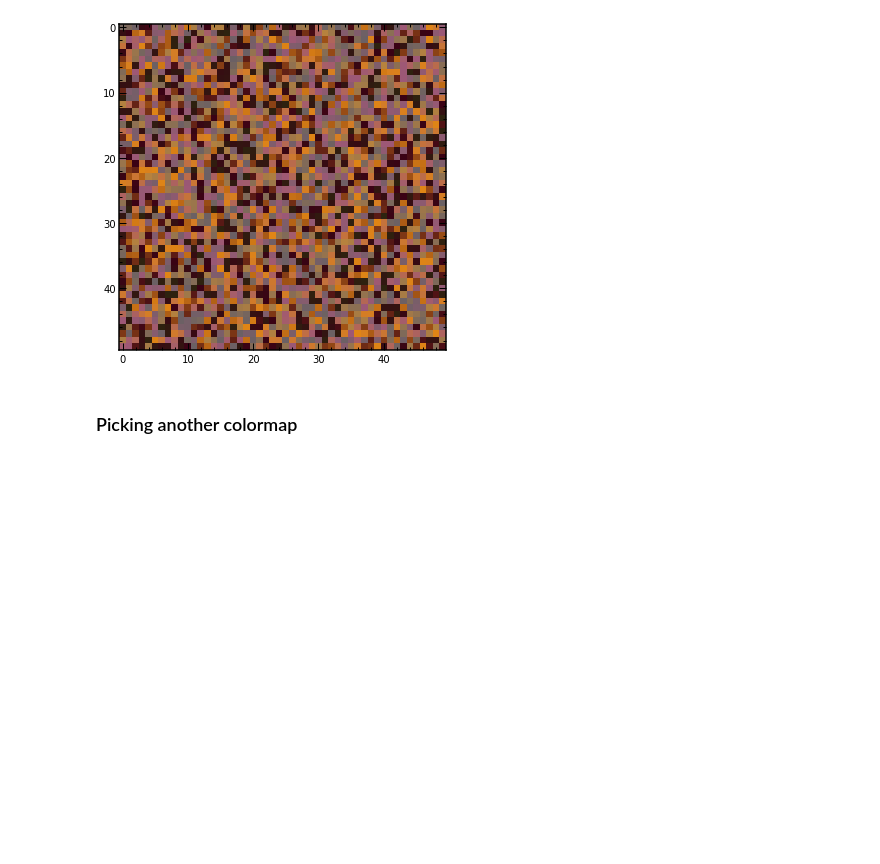
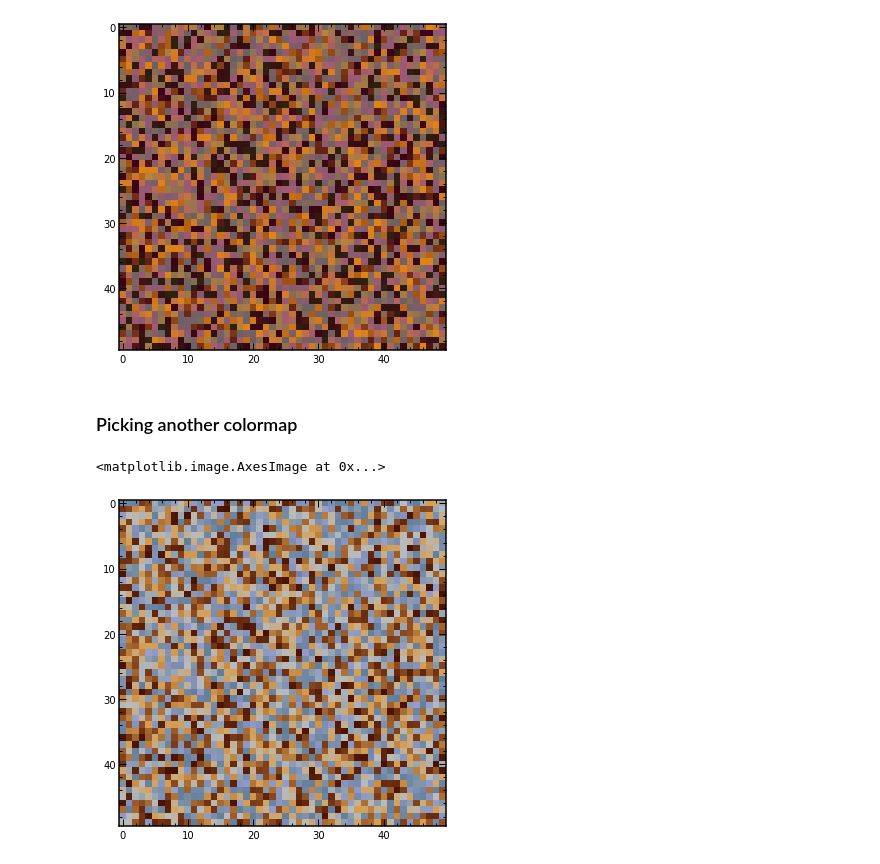
Before and after one commit to gantunesm/cerrado, a Jupyter notebook: notebooks/view_cerrado_colors.ipynb, the cells around one changed output. Cells and saved outputs as stored; diff of their text form; code cells hidden in the pictures; blank space fills up the shorter version.

```diff
--- a/notebooks/view_cerrado_colors.ipynb
+++ b/notebooks/view_cerrado_colors.ipynb
@@ -69,0 +70,5 @@ cerrado.set_color_cycle('cer2')
+# %%
+plt.imshow(Z)
+# %% [output]
+<matplotlib.image.AxesImage at 0x...>
+[figure, added]
```
Also changed, not shown: parts of 1 cell of this notebook.
